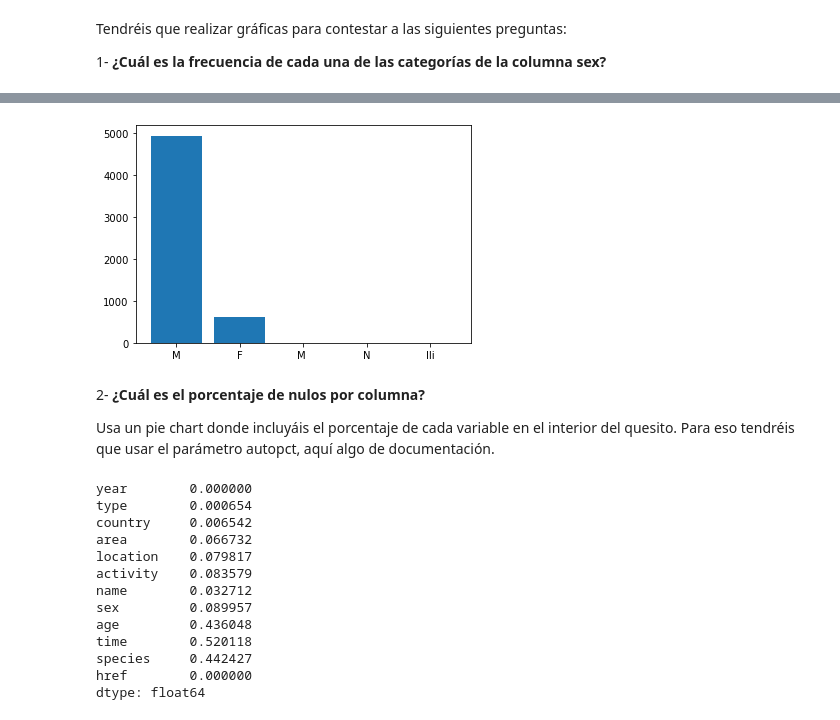
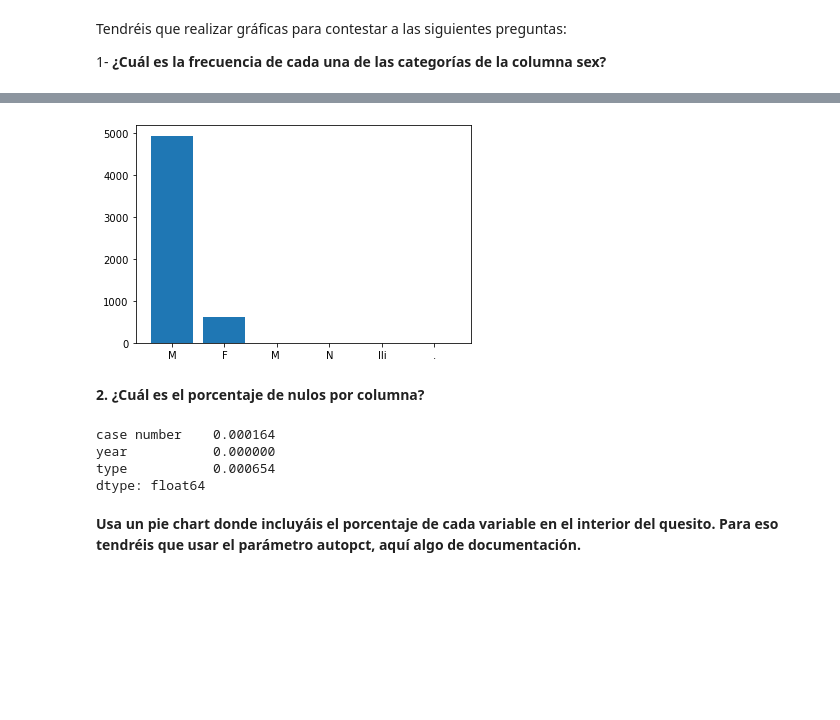
Before and after one commit to Adalab/DA-promo-A-module-2-pairprog-1-pair-4-Lidia-Guadalupe, a Jupyter notebook: Visualización/Pair 5 Visualizaciones 1.ipynb, the cells around one changed output, grey strips where cells are left out. Saved outputs shown, nothing was run; the diff lists cells and outputs as text; code cells hidden in the pictures; blank space fills up the shorter version.

```diff
--- a/Visualización/Pair 5 Visualizaciones 1.ipynb
+++ b/Visualización/Pair 5 Visualizaciones 1.ipynb
@@ -31,36 +20,30 @@ Name: sex , dtype: int64
-# %%
-
-x= ['M','F', 'M ','N', 'lli'] # edades
-y = [4939,619,2,2,1] # numero de personas por esa edad
-
-plt.figure()
-
-plt.bar(x,y)
-
-plt.show()
-# %% [output]
-[figure, removed]
+# %%
+repeticion_valores = df["sex "].value_counts()
+
+repeticion_valores_df= pd.DataFrame(repeticion_valores).reset_index()
+
+x= repeticion_valores_df["index"]
+y=repeticion_valores_df["sex "]
+
+
+plt.figure()
+plt.bar(x,y)
+plt.show()
+# %% [output]
+[figure, added]
+# %% [markdown]
+**2. ¿Cuál es el porcentaje de nulos por columna?**
+# %%
+nulos = df.isnull().sum() / len((df)*100)
+nulos.head(3)
+# %% [output]
+case number    0.000164
+year           0.000000
+type           0.000654
+dtype: float64
 # %% [markdown]
-2- **¿Cuál es el porcentaje de nulos por columna?**
 
- Usa un pie chart donde incluyáis el porcentaje de cada variable en el interior del quesito. Para eso tendréis que usar el parámetro autopct, aquí algo de documentación.
+ **Usa un pie chart donde incluyáis el porcentaje de cada variable en el interior del quesito. Para eso tendréis que usar el parámetro autopct, aquí algo de documentación.**
-# %%
-nulos = df.isnull().sum() / len((df)*100)
-nulos
-# %% [output]
-year        0.000000
-type        0.000654
-country     0.006542
-area        0.066732
-location    0.079817
-activity    0.083579
-name        0.032712
-sex         0.089957
-age         0.436048
-time        0.520118
-species     0.442427
-href        0.000000
-dtype: float64
 # %%
 columnas = df.columns
 plt.figure()
```
Also changed, not shown: parts of 31 cells of this notebook, 7 other files.
